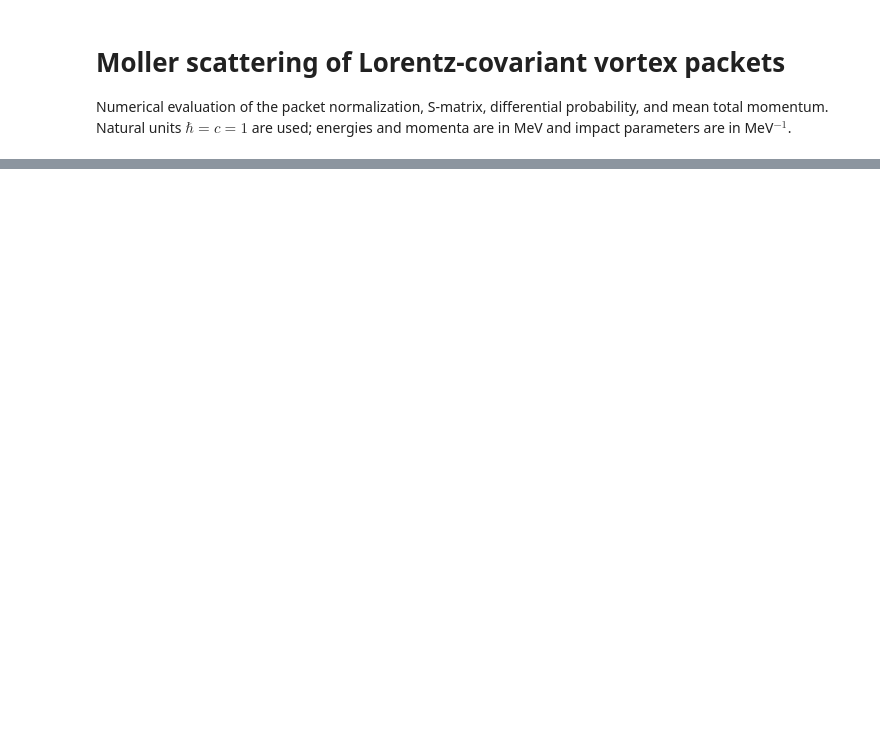
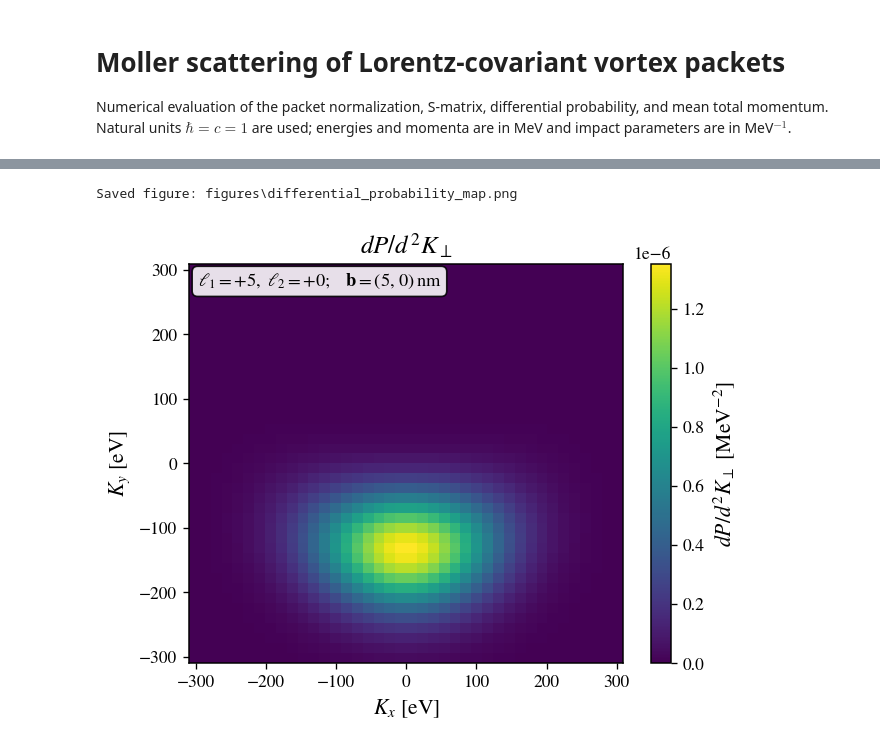
Before and after one commit to Anton-Murtazin/moller_vortex, a Jupyter notebook: moller_vortex.ipynb, the cells around one changed output, grey strips where cells are left out. Cells and saved outputs as stored; diff of their text form; code cells hidden in the pictures; blank space fills up the shorter version.

```diff
--- a/moller_vortex.ipynb
+++ b/moller_vortex.ipynb
@@ -103,0 +149,7 @@ N2 = 8.047175060298e+05
+# %%
+impact = impact_nm / mv.HBARC_MEV_NM
+
+print_packet("Packet 1", packet1)
+print()
+print_packet("Packet 2", packet2)
+print(f"\nImpact parameter = ({impact_nm[0]:.8g}, {impact_nm[1]:.8g}) nm")
@@ -206,0 +229,43 @@ plt.show()
+# %%
+# Cartesian sampling for visualization only
+N_map = 40
+N_map_half_widths = 3.0
+
+total_k_limit = N_map_half_widths * sigma_total_perp
+total_k_x = np.linspace(-total_k_limit, total_k_limit, N_map)
+total_k_y = np.linspace(-total_k_limit, total_k_limit, N_map)
+probability_map = mv.differential_probability_grid(
+    total_k_x,
+    total_k_y,
+    packet1,
+    packet2,
+    probability_grid,
+    impact=impact,
+    progress=SHOW_PROGRESS,
+)
+
+fig, ax = plt.subplots(figsize=(5.6, 4.4))
+mesh = ax.pcolormesh(
+    total_k_x * MEV_TO_EV,
+    total_k_y * MEV_TO_EV,
+    probability_map,
+    shading="auto",
+)
+ax.set(
+    xlabel=r"$K_x$ [eV]",
+    ylabel=r"$K_y$ [eV]",
+    title=r"$dP/d^2K_\perp$",
+)
+ax.text(
+    0.02, 0.98,
+    rf"$\ell_1={packet1.ell:+d},\ \ell_2={packet2.ell:+d};\quad "
+    rf"\mathbf{{b}}=({impact_nm[0]:g},\,{impact_nm[1]:g})\,\mathrm{{nm}}$",
+    transform=ax.transAxes, ha="left", va="top",
+    bbox={"boxstyle": "round,pad=0.3", "facecolor": "white", "alpha": 0.88},
+)
+colorbar = fig.colorbar(mesh, ax=ax)
+colorbar.set_label(r"$dP/d^2K_\perp$ [MeV$^{-2}$]")
+save_figure(fig, "differential_probability_map.png")
+# %% [output]
+Saved figure: figures\differential_probability_map.png
+[figure, added]
```
Also changed, not shown: parts of 26 cells of this notebook, 15 other files.
